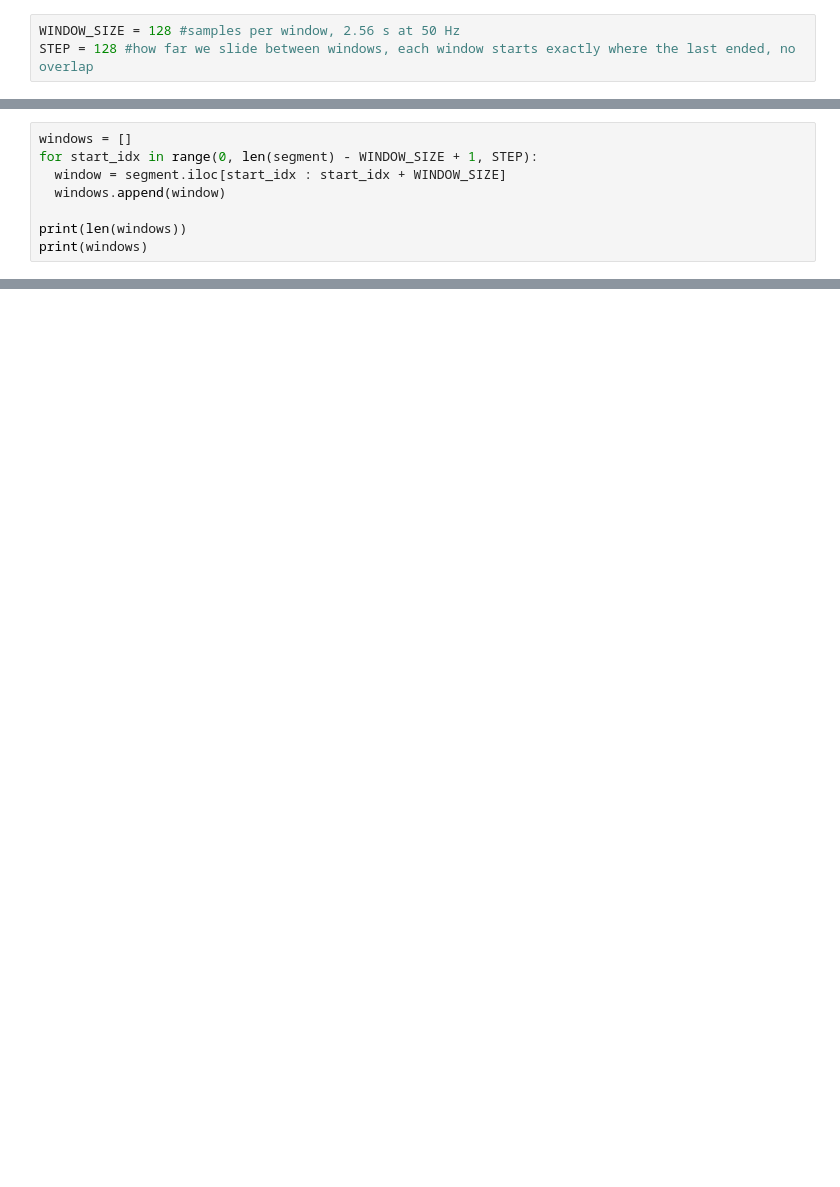
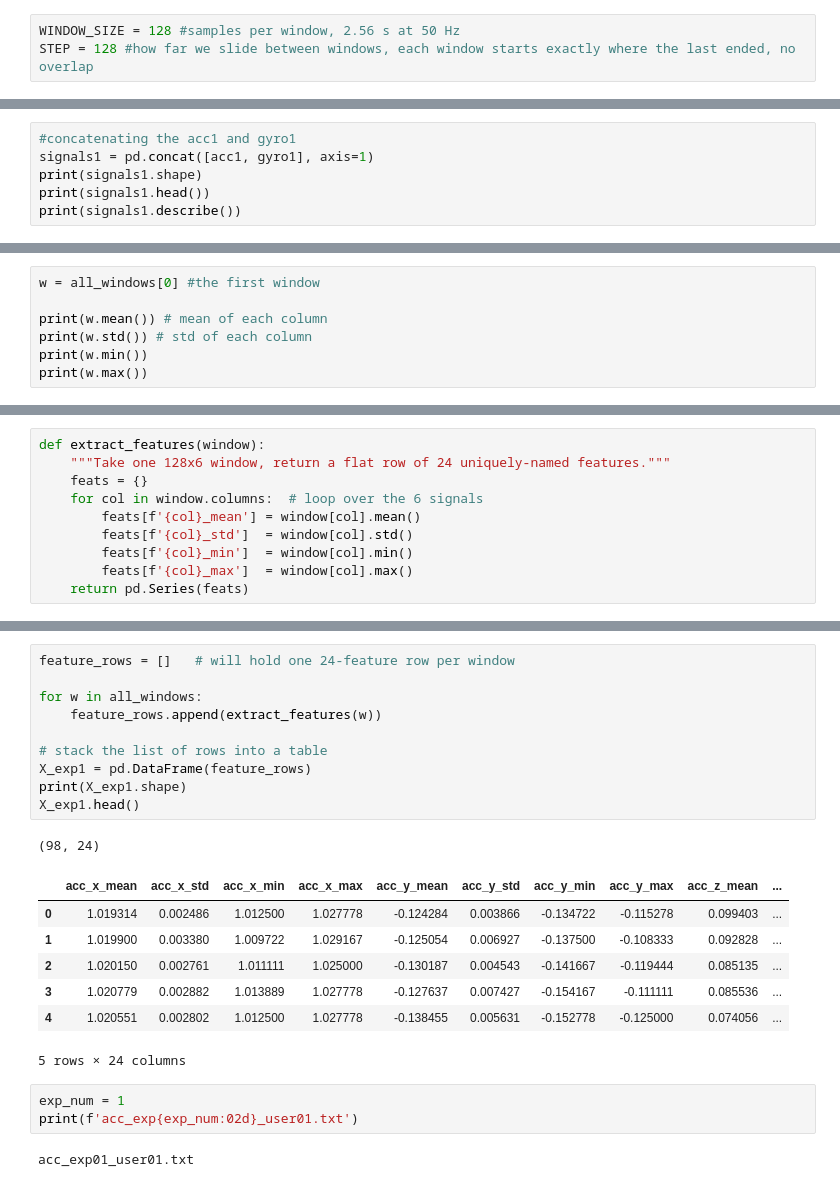
Before and after one commit to BrnDnzDzgn/Human_Activity_Recognition, a Jupyter notebook: exploration.ipynb, the cells around one changed output, grey strips where cells are left out. Cells and saved outputs as stored; diff of their text form; blank space fills up the shorter version.

Commit message:
exploration updated, signals are windowed, features are extracted

```diff
--- a/exploration.ipynb
+++ b/exploration.ipynb
@@ -199,8 +175,0 @@ print(segment)
-# %%
-windows = []
-for start_idx in range(0, len(segment) - WINDOW_SIZE + 1, STEP):
-  window = segment.iloc[start_idx : start_idx + WINDOW_SIZE]
-  windows.append(window)
-
-print(len(windows))
-print(windows)
@@ -265,0 +176,6 @@ total labels: 98
+# %%
+#concatenating the acc1 and gyro1
+signals1 = pd.concat([acc1, gyro1], axis=1)
+print(signals1.shape)
+print(signals1.head())
+print(signals1.describe())
@@ -265,0 +245,7 @@ total labels: 98
+# %%
+w = all_windows[0] #the first window
+
+print(w.mean()) # mean of each column
+print(w.std()) # std of each column
+print(w.min())
+print(w.max())
@@ -265,0 +292,10 @@ total labels: 98
+# %%
+def extract_features(window):
+    """Take one 128x6 window, return a flat row of 24 uniquely-named features."""
+    feats = {}
+    for col in window.columns:  # loop over the 6 signals
+        feats[f'{col}_mean'] = window[col].mean()
+        feats[f'{col}_std']  = window[col].std()
+        feats[f'{col}_min']  = window[col].min()
+        feats[f'{col}_max']  = window[col].max()
+    return pd.Series(feats)
@@ -265,0 +346,24 @@ total labels: 98
+# %%
+feature_rows = []   # will hold one 24-feature row per window
+
+for w in all_windows:
+    feature_rows.append(extract_features(w))
+
+# stack the list of rows into a table
+X_exp1 = pd.DataFrame(feature_rows)
+print(X_exp1.shape)
+X_exp1.head()
+# %% [output]
+(98, 24)
+|  | acc_x_mean | acc_x_std | acc_x_min | acc_x_max | acc_y_mean | acc_y_std | acc_y_min | acc_y_max | acc_z_mean | ... |
+| 0 | 1.019314 | 0.002486 | 1.012500 | 1.027778 | -0.124284 | 0.003866 | -0.134722 | -0.115278 | 0.099403 | ... |
+| 1 | 1.019900 | 0.003380 | 1.009722 | 1.029167 | -0.125054 | 0.006927 | -0.137500 | -0.108333 | 0.092828 | ... |
+| 2 | 1.020150 | 0.002761 | 1.011111 | 1.025000 | -0.130187 | 0.004543 | -0.141667 | -0.119444 | 0.085135 | ... |
+| 3 | 1.020779 | 0.002882 | 1.013889 | 1.027778 | -0.127637 | 0.007427 | -0.154167 | -0.111111 | 0.085536 | ... |
+| 4 | 1.020551 | 0.002802 | 1.012500 | 1.027778 | -0.138455 | 0.005631 | -0.152778 | -0.125000 | 0.074056 | ... |
+5 rows × 24 columns
+# %%
+exp_num = 1
+print(f'acc_exp{exp_num:02d}_user01.txt')
+# %% [output]
+acc_exp01_user01.txt
```
Also changed, not shown: parts of 21 cells of this notebook.
